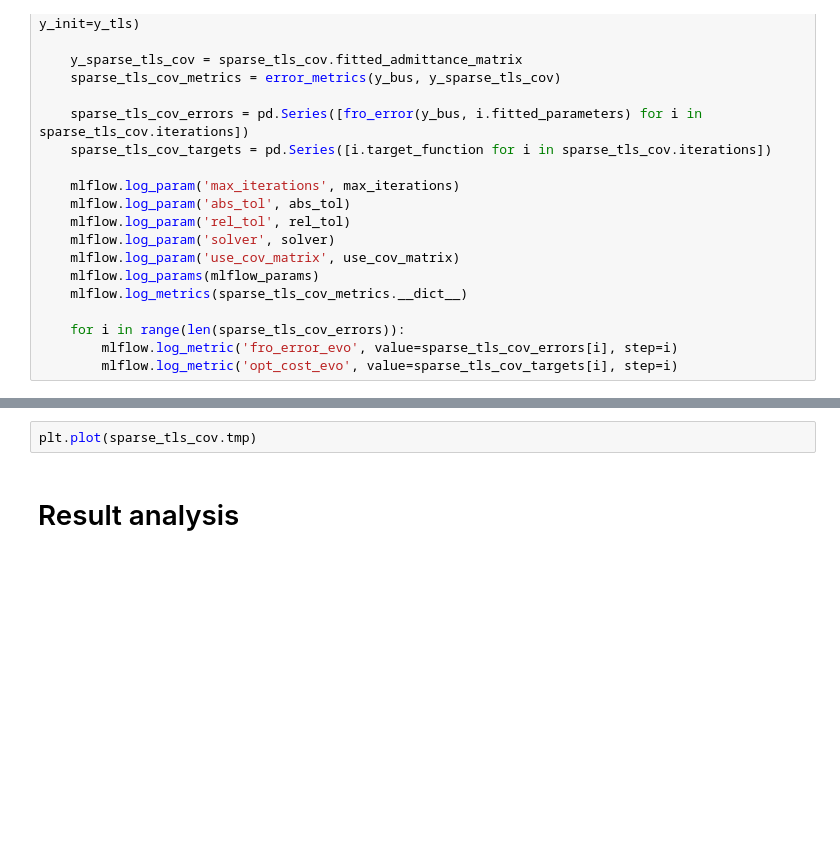
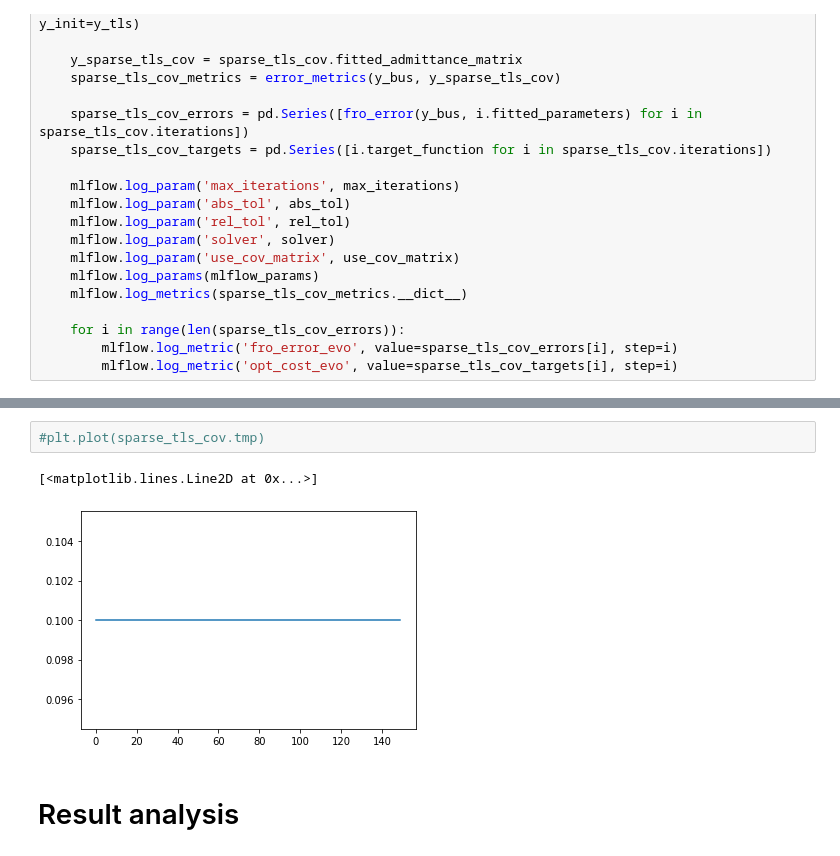
Before and after one commit to DecodEPFL/eiv-grid-id, a Jupyter notebook: notebooks/EF_10_big_network_polar.ipynb, the cells around one changed output, grey strips where cells are left out. Drawn from its saved outputs; the diff is of its cells as text; blank space fills up the shorter version.

```diff
--- a/notebooks/EF_10_big_network_polar.ipynb
+++ b/notebooks/EF_10_big_network_polar.ipynb
@@ -338,5 +345,8 @@ sparse_tls_cov_targets.plot()
 # %%
-plt.plot(sparse_tls_cov.tmp)
+#plt.plot(sparse_tls_cov.tmp)
+# %% [output]
+[<matplotlib.lines.Line2D at 0x...>]
+[figure, added]
 # %% [markdown]
 # Result analysis
 # %%
```
Also changed, not shown: parts of 10 cells of this notebook, 11 other files.
